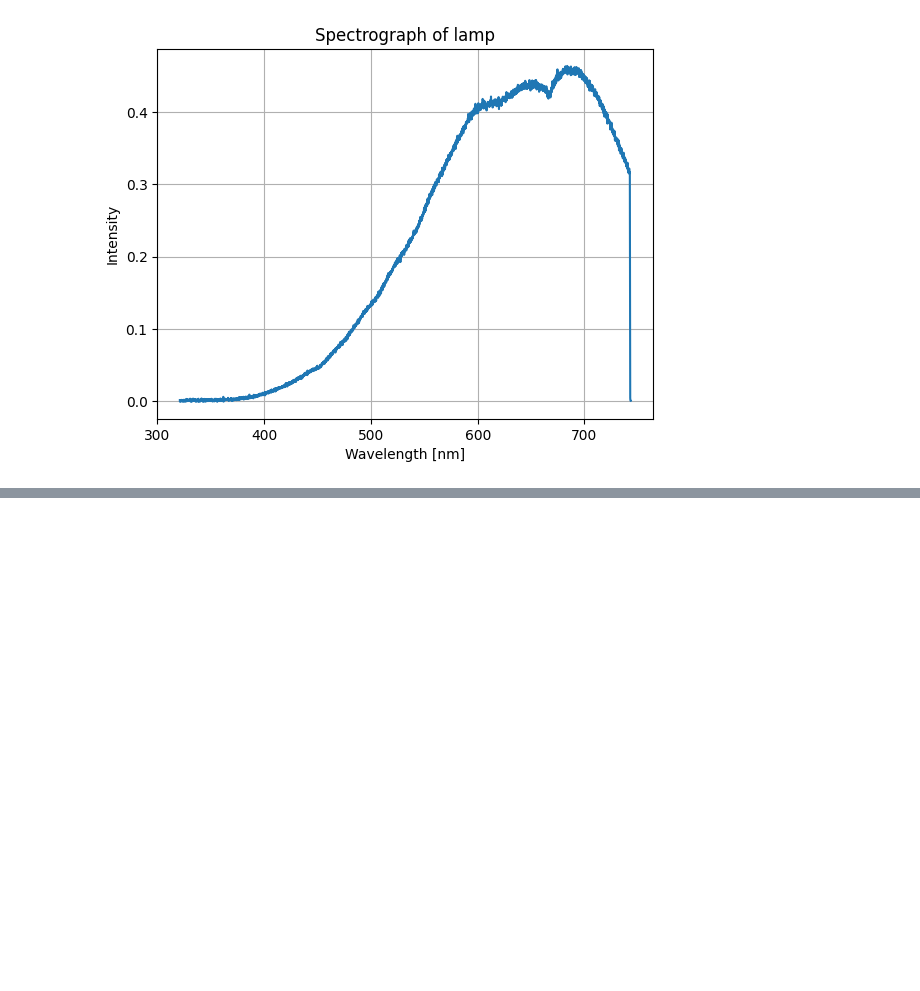
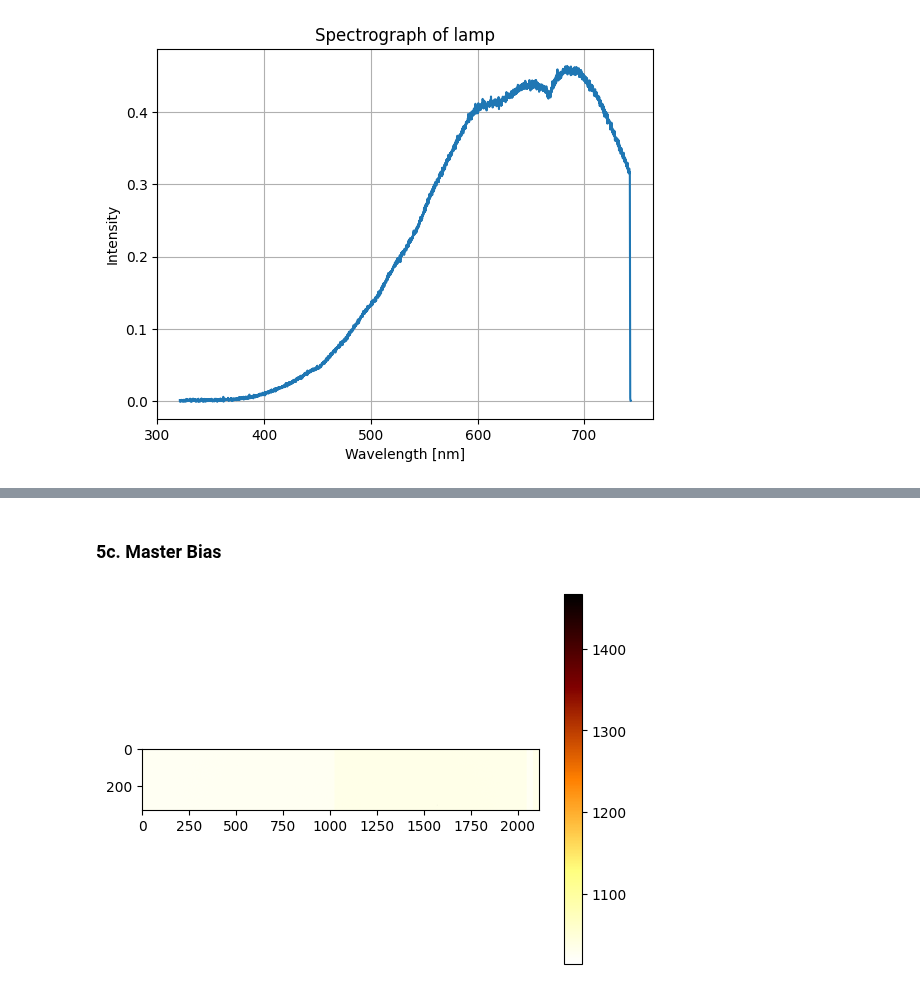
Before and after one commit to parkergeorge30/ASTRO150, a Jupyter notebook: Lab2.ipynb, the cells around one changed output, grey strips where cells are left out. Cells and saved outputs as stored; diff of their text form; code cells hidden in the pictures; blank space fills up the shorter version.

```diff
--- a/Lab2.ipynb
+++ b/Lab2.ipynb
@@ -223,0 +320,9 @@ Mean Dispersion [nm/pixels]:
+# %% [markdown]
+### 5c. Master Bias
+# %%
+master_bias = ut.my_bias(bias)
+plt.imshow(master_bias, cmap='hot_r')
+plt.colorbar()
+plt.show()
+# %% [output]
+[figure, added]
```
Also changed, not shown: parts of 33 cells of this notebook.
